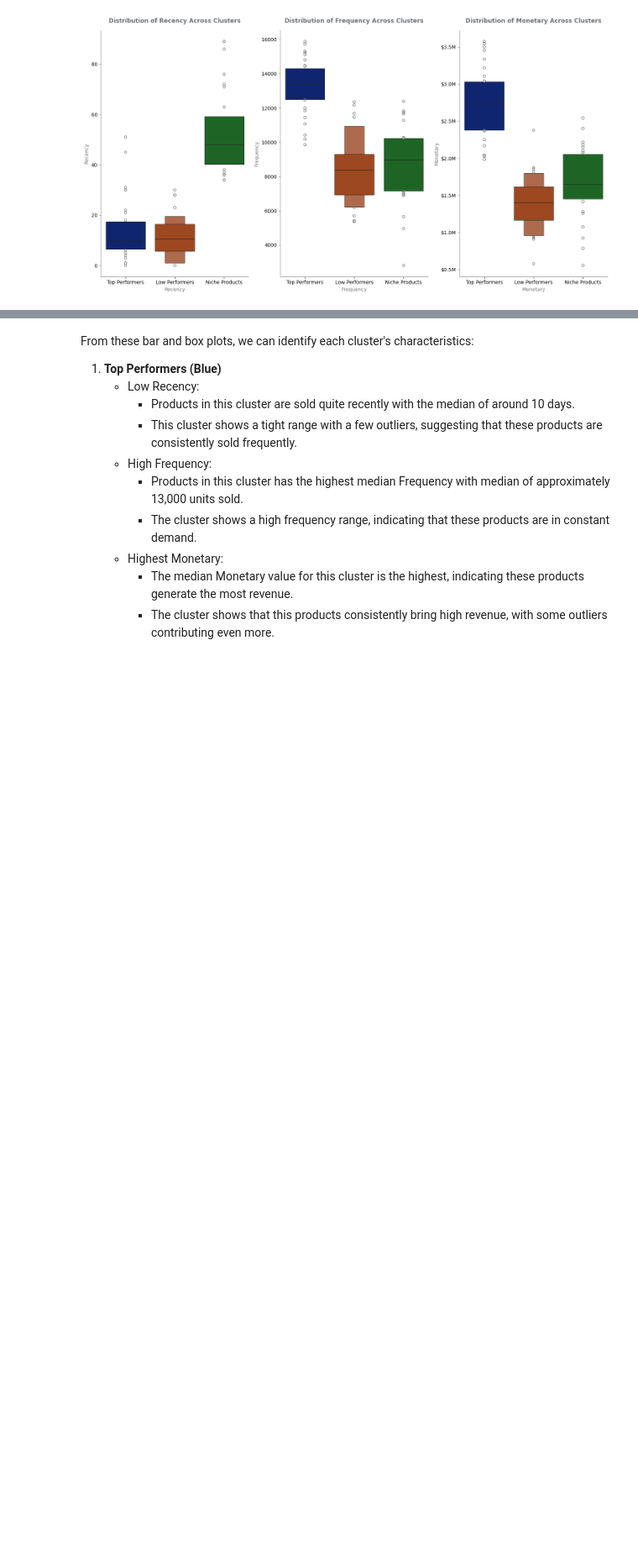
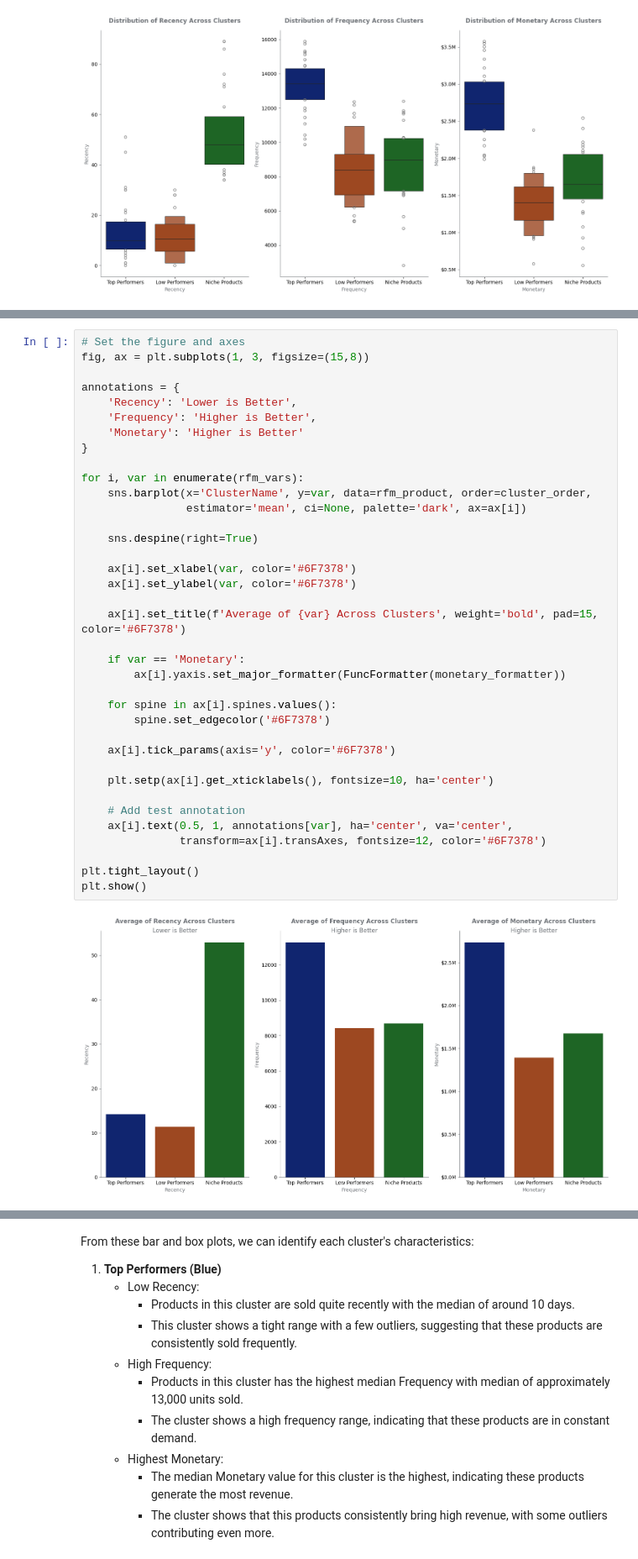
Before and after one commit to lazuardifp19/lazuardfp_portfolio, a Jupyter notebook: Ecommerce Analysis With Product-Centric RFM Analysis and K Means Clustering/ecommerce-analysis-with-product-centric-rfm-analysis-and-k-means-clustering.ipynb, the cells around one changed output, grey strips where cells are left out. Shown at 84% size. Cells and saved outputs as stored; diff of their text form; blank space fills up the shorter version.

```diff
--- a/Ecommerce Analysis With Product-Centric RFM Analysis and K Means Clustering/ecommerce-analysis-with-product-centric-rfm-analysis-and-k-means-clustering.ipynb
+++ b/Ecommerce Analysis With Product-Centric RFM Analysis and K Means Clustering/ecommerce-analysis-with-product-centric-rfm-analysis-and-k-means-clustering.ipynb
@@ -1519 +1528,40 @@ plt.show()
+# %%
+# Set the figure and axes
+fig, ax = plt.subplots(1, 3, figsize=(15,8))
+
+annotations = {
+    'Recency': 'Lower is Better',
+    'Frequency': 'Higher is Better',
+    'Monetary': 'Higher is Better'
+}
+
+for i, var in enumerate(rfm_vars):
+    sns.barplot(x='ClusterName', y=var, data=rfm_product, order=cluster_order,
+                estimator='mean', ci=None, palette='dark', ax=ax[i])
+
+    sns.despine(right=True)
+
+    ax[i].set_xlabel(var, color='#6F7378')
+    ax[i].set_ylabel(var, color='#6F7378')
+
+    ax[i].set_title(f'Average of {var} Across Clusters', weight='bold', pad=15, color='#6F7378')
+
+    if var == 'Monetary':
+        ax[i].yaxis.set_major_formatter(FuncFormatter(monetary_formatter))
+
+    for spine in ax[i].spines.values():
+        spine.set_edgecolor('#6F7378')
+
+    ax[i].tick_params(axis='y', color='#6F7378')
+
+    plt.setp(ax[i].get_xticklabels(), fontsize=10, ha='center')
+
+    # Add test annotation
+    ax[i].text(0.5, 1, annotations[var], ha='center', va='center',
+               transform=ax[i].transAxes, fontsize=12, color='#6F7378')
+
+plt.tight_layout()
+plt.show()
+# %% [output]
+[figure, added]
 # %% [markdown]
```
Also changed, not shown: parts of 21 cells of this notebook.
